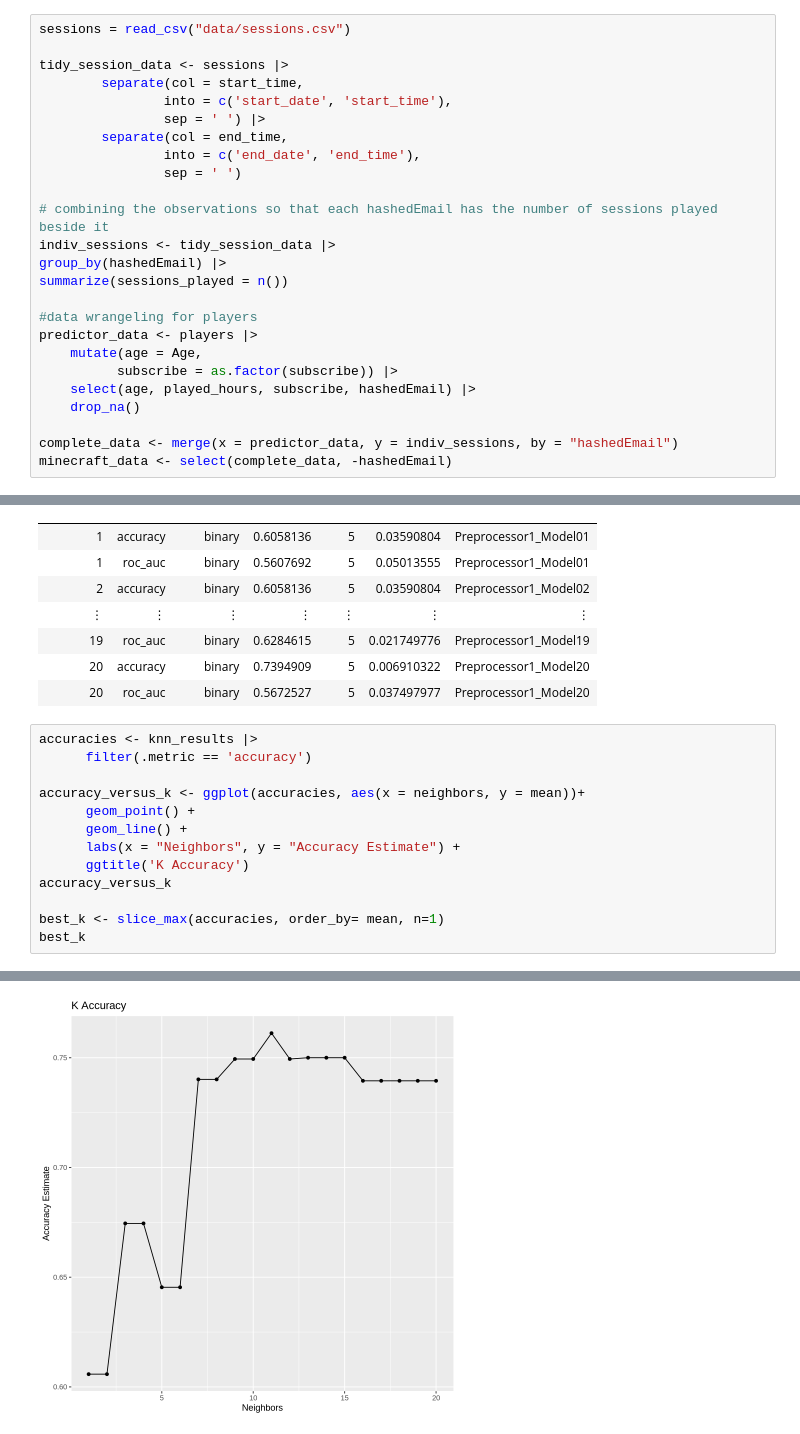
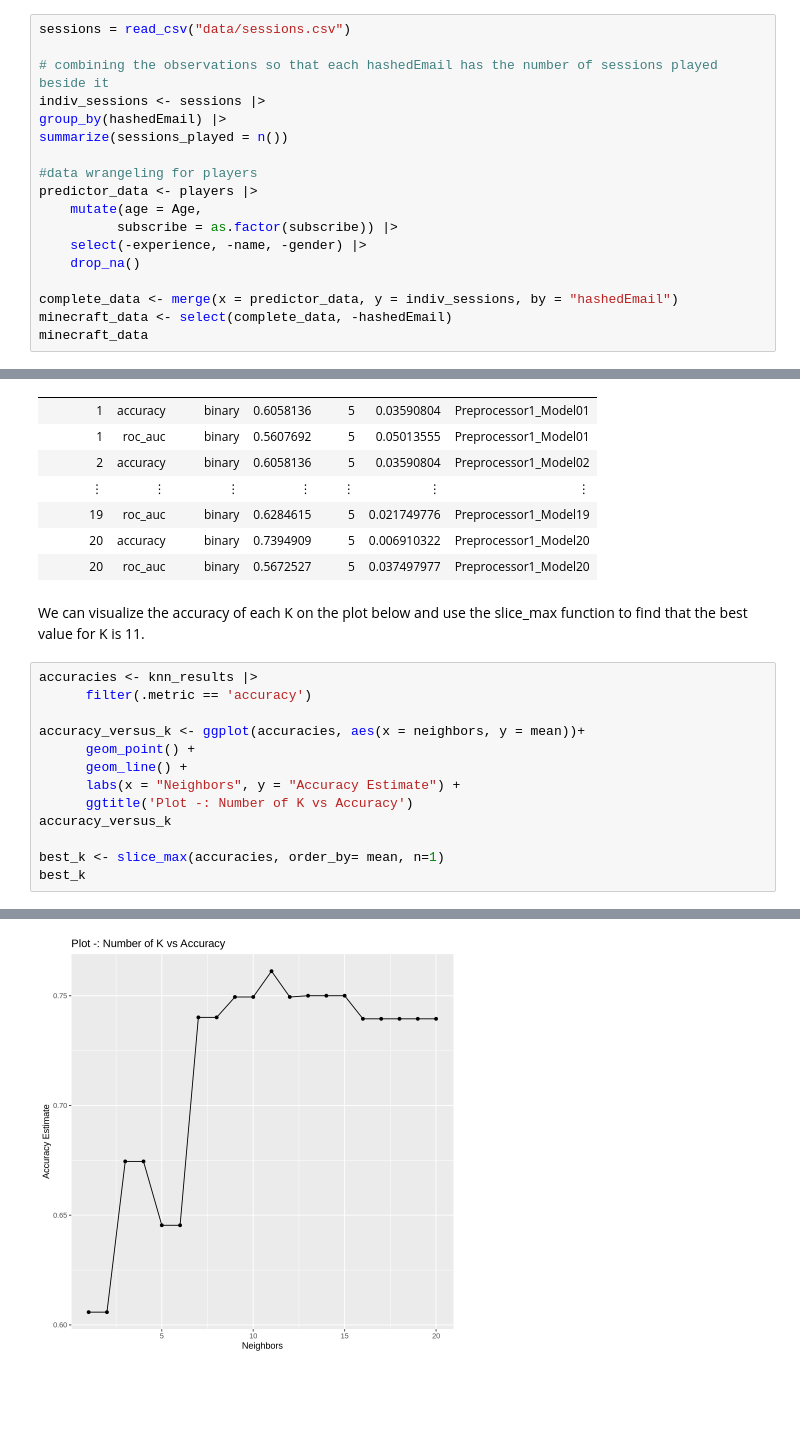
Before and after one commit to kendra2070/group_project, a Jupyter notebook: project_16.ipynb, the cells around one changed output, grey strips where cells are left out. Drawn from its saved outputs; the diff is of its cells as text; blank space fills up the shorter version.

Commit message:
finished the model
were mainly just missing visualizations now

```diff
--- a/project_16.ipynb
+++ b/project_16.ipynb
@@ -117,16 +89,8 @@ A tibble: 196 × 3
 # %%
 sessions = read_csv("data/sessions.csv")
 
-tidy_session_data <- sessions |>
-        separate(col = start_time,
-                into = c('start_date', 'start_time'),
-                sep = ' ') |>
-        separate(col = end_time,
-                into = c('end_date', 'end_time'),
-                sep = ' ')
-
 # combining the observations so that each hashedEmail has the number of sessions played beside it
-indiv_sessions <- tidy_session_data |>
+indiv_sessions <- sessions |>
 group_by(hashedEmail) |>
 summarize(sessions_played = n())
 
@@ -134,11 +98,12 @@ summarize(sessions_played = n())
 predictor_data <- players |>
     mutate(age = Age,
           subscribe = as.factor(subscribe)) |>
-    select(age, played_hours, subscribe, hashedEmail) |>
+    select(-experience, -name, -gender) |>
     drop_na()
 
 complete_data <- merge(x = predictor_data, y = indiv_sessions, by = "hashedEmail")
 minecraft_data <- select(complete_data, -hashedEmail)
+minecraft_data
 # %% [output]
 Rows: 1535 Columns: 5
 ── Column specification ────────────────────────────────────────────────────────
@@ -184,22 +167,24 @@ A tibble: 40 × 7
 | 19 | roc_auc | binary | 0.6284615 | 5 | 0.021749776 | Preprocessor1_Model19 |
 | 20 | accuracy | binary | 0.7394909 | 5 | 0.006910322 | Preprocessor1_Model20 |
 | 20 | roc_auc | binary | 0.5672527 | 5 | 0.037497977 | Preprocessor1_Model20 |
+# %% [markdown]
+We can visualize the accuracy of each K on the plot below and use the slice_max function to find that the best value for K is 11.
 # %%
 accuracies <- knn_results |>
       filter(.metric == 'accuracy')
 
 accuracy_versus_k <- ggplot(accuracies, aes(x = neighbors, y = mean))+
       geom_point() +
       geom_line() +
       labs(x = "Neighbors", y = "Accuracy Estimate") +
-      ggtitle('K Accuracy')
+      ggtitle('Plot -: Number of K vs Accuracy')
 accuracy_versus_k
 
 best_k <- slice_max(accuracies, order_by= mean, n=1)
 best_k
 # %% [output]
 A tibble: 1 × 7
 | neighbors | .metric | .estimator | mean | n | std_err | .config |
 | <dbl> | <chr> | <chr> | <dbl> | <int> | <dbl> | <chr> |
 | 11 | accuracy | binary | 0.7611971 | 5 | 0.02739855 | Preprocessor1_Model11 |
-[figure, old version]
+[figure, new version]
```
Also changed, not shown: parts of 11 cells of this notebook.
